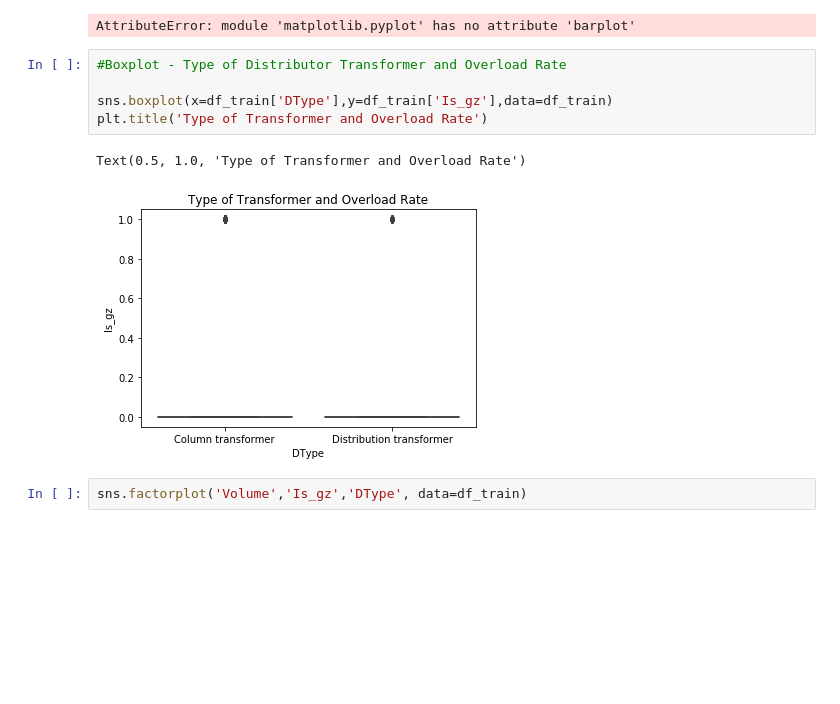
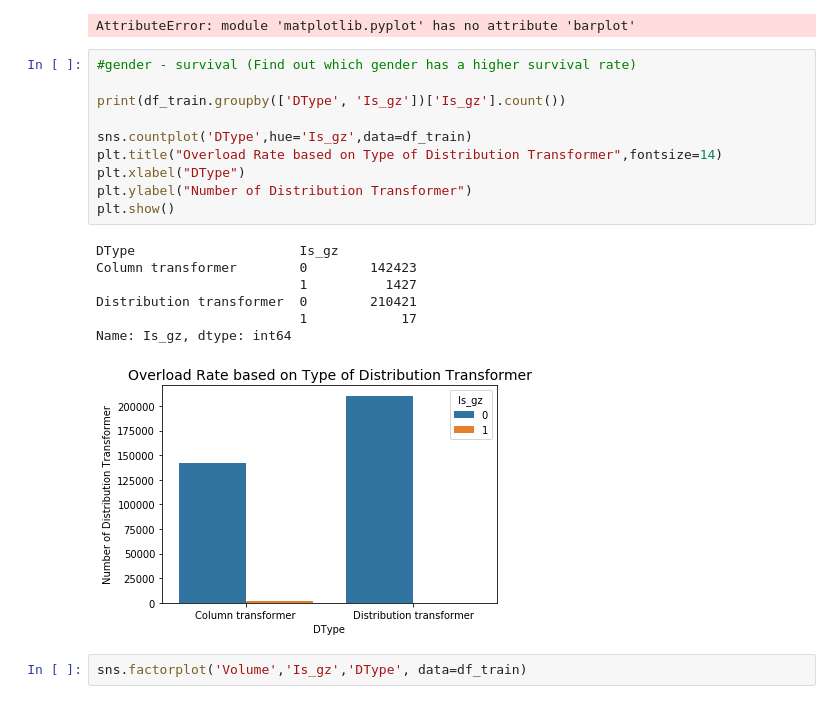
Before and after one commit to choowengyan/CAIIC, a Jupyter notebook: Prediction.ipynb, the cells around one changed output. Drawn from its saved outputs; the diff is of its cells as text; blank space fills up the shorter version.

```diff
--- a/Prediction.ipynb
+++ b/Prediction.ipynb
@@ -244,14 +244,24 @@ Name: Is_gz, dtype: int64
 #                         'A21','A22','A23'], data = df_train, figsize=(15,15))
 # %% [output]
 AttributeError: module 'matplotlib.pyplot' has no attribute 'barplot'
-# %%
-#Boxplot - Type of Distributor Transformer and Overload Rate
-
-sns.boxplot(x=df_train['DType'],y=df_train['Is_gz'],data=df_train)
-plt.title('Type of Transformer and Overload Rate')
-# %% [output]
-Text(0.5, 1.0, 'Type of Transformer and Overload Rate')
-[figure, removed]
+# %%
+#gender - survival (Find out which gender has a higher survival rate)
+
+print(df_train.groupby(['DType', 'Is_gz'])['Is_gz'].count())
+
+sns.countplot('DType',hue='Is_gz',data=df_train)
+plt.title("Overload Rate based on Type of Distribution Transformer",fontsize=14)
+plt.xlabel("DType")
+plt.ylabel("Number of Distribution Transformer")
+plt.show()
+# %% [output]
+DType                     Is_gz
+Column transformer        0        142423
+                          1          1427
+Distribution transformer  0        210421
+                          1            17
+Name: Is_gz, dtype: int64
+[figure, added]
 # %%
 sns.factorplot('Volume','Is_gz','DType', data=df_train)
 # %% [output]
```
Also changed, not shown: parts of 33 cells of this notebook.
